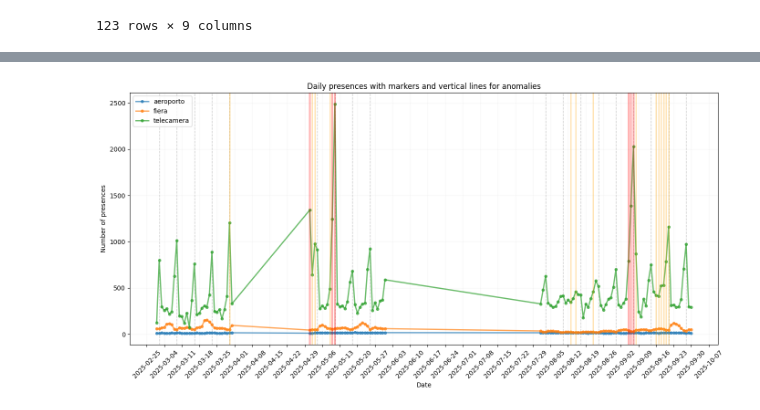
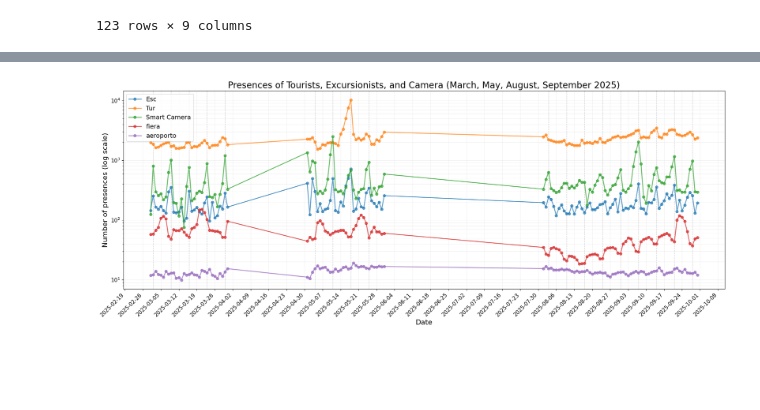
Before and after one commit to nbicocchi/S4C-Project, a Jupyter notebook: experiments/dataset2025/data_analysis/presence_analysis_2.ipynb, the cells around one changed output, grey strips where cells are left out. Saved outputs shown, nothing was run; the diff lists cells and outputs as text; code cells hidden in the pictures; blank space fills up the shorter version.

```diff
--- a/experiments/dataset2025/data_analysis/presence_analysis_2.ipynb
+++ b/experiments/dataset2025/data_analysis/presence_analysis_2.ipynb
@@ -83,5 +83,5 @@ df_cam
 # %%
-df_bologna = pd.read_csv("../bologna/traffico_aeroporto_fiera.csv")
+df_bologna = pd.read_csv("../bologna/eventi_aeroporto_fiera.csv")
 df_bologna = df_bologna.rename(columns={"data": "day"})
 df_bologna
 # %% [output]
@@ -100,0 +101,3 @@ df_bologna
+# %%
+df_altro = pd.read_csv("../events/eventi_dozza_imola_italia.csv")
+df_altro
@@ -105,8 +122,8 @@ import numpy as np
 df_presenze["day"] = pd.to_datetime(df_presenze["day"])
 df_cam["day"] = pd.to_datetime(df_cam["day"])
 df_bologna["day"] = pd.to_datetime(df_bologna["day"])
+df_altro["day"] = pd.to_datetime(df_altro["day"])
 
-# --- Merge df_presenze + df_telecamere ---
 df_finale = df_presenze.merge(
     df_cam,
     left_on="day",
@@ -114,8 +131,6 @@ df_finale = df_presenze.merge(
     how="left"
 )
 
-# --- Merge df_finale + df_eventi ---
-# Aggiungiamo suffissi per evitare conflitti di colonne con lo stesso nome
 df_finale = df_finale.merge(
     df_bologna,
     left_on="day",
@@ -124,6 +139,15 @@ df_finale = df_finale.merge(
     suffixes=("", "_evento")
 )
 
+df_finale = df_finale.merge(
+    df_altro,
+    left_on="day",
+    right_on="day",
+    how="left",
+    suffixes=("", "_evento")
+)
+
+df_finale = df_finale.rename(columns={"telecamera": "Smart Camera"})
 df_finale
 # %% [output]
 |  | day | Esc | ExtraResCom_Lav | ResAA_Lav | ResAA_NonLav | ResCom_Lav | ResCom_NonLav | Tran | ... |
@@ -205,73 +166,64 @@ plt.show()
 # %%
 import matplotlib.pyplot as plt
 import matplotlib.dates as mdates
 import pandas as pd
 
-fig, ax = plt.subplots(figsize=(14,7))
-
 # Colonne da plottare
-colonne_da_plot = ["aeroporto", "fiera", "telecamera"]
+colonne_da_plot = ["Esc", "Tur", "Smart Camera", "fiera", "aeroporto"]
 palette = plt.cm.tab10(range(len(colonne_da_plot)))
 
-# =========================
-# Linee verticali per DOMENICHE
-# =========================
-sundays = df_finale[df_finale["day"].dt.weekday == 6]["day"]
+# Mesi da visualizzare
+mesi = {
+    "Marzo 2025": ("2025-03-01", "2025-03-31"),
+    "Maggio 2025": ("2025-05-01", "2025-05-31"),
+    "Agosto 2025": ("2025-08-01", "2025-08-31"),
+    "Settembre 2025": ("2025-09-01", "2025-09-30")
+}
+
+# Unisci tutti i mesi in un unico dataframe
+df_plot = pd.concat([df_finale[(df_finale["day"] >= start) & (df_finale["day"] <= end)]
+                     for start, end in mesi.values()])
+
+fig, ax = plt.subplots(figsize=(20, 8))
+
+# Linee verticali per tutte le domeniche
+sundays = df_plot[df_plot["day"].dt.weekday == 6]["day"]
 for d in sundays:
-    ax.axvline(
-        x=d,
-        color="gray",
-        linestyle="--",
-        linewidth=1,
-        alpha=0.4
-    )
+    ax.axvline(x=d, color="gray", linestyle="--", linewidth=1, alpha=0.4)
 
-# =========================
 # Linee principali con marker
-# =========================
 for i, col in enumerate(colonne_da_plot):
     ax.plot(
-        df_finale["day"],
-        df_finale[col],
+        df_plot["day"],
+        df_plot[col],
         color=palette[i],
         linewidth=2,
         marker='o',
-        markersize=4,
+        markersize=6,
         alpha=0.7,
         label=col
     )
 
-# =========================
-# Linee verticali per anomalie
-# =========================
-for level, color in zip([1, 2, 3], ["orange", "red", "black"]):
-    dates = df_finale[df_finale["anomalia"] == level]["day"]
-    for d in dates:
-        ax.axvline(
-            x=d,
-            color=color,
-            linewidth=1 + level,
-            alpha=0.3
-        )
+# Scala logaritmica
+ax.set_yscale('log')
 
-# =========================
-# Formattazione asse x
-# =========================
-ax.set_title("Daily presences with markers and vertical lines for anomalies")
-ax.set_xlabel("Date")
-ax.set_ylabel("Number of presences")
-ax.grid(True, alpha=0.1)
-ax.legend(loc="upper left")
+# Formattazione asse X e grafico
+ax.set_title("Presences of Tourists, Excursionists, and Camera (March, May, August, September 2025)", fontsize=20)
+ax.set_xlabel("Date", fontsize=16)
+ax.set_ylabel("Number of presences (log scale)", fontsize=16)
+ax.grid(True, which='both', alpha=0.2)
+ax.legend(loc="upper left", fontsize=14)
 
-# Tick settimanali
-ax.xaxis.set_major_locator(mdates.WeekdayLocator(interval=1))
+# Tick ogni 7 giorni
+ax.xaxis.set_major_locator(mdates.DayLocator(interval=7))
 ax.xaxis.set_major_formatter(mdates.DateFormatter("%Y-%m-%d"))
-plt.xticks(rotation=45)
+plt.setp(ax.get_xticklabels(), rotation=45, ha="right", fontsize=12)
+plt.setp(ax.get_yticklabels(), fontsize=12)
 
 plt.tight_layout()
 plt.show()
 # %% [output]
-[figure, old version]
+[figure, new version]
 # %%
 import seaborn as sns
 import matplotlib.pyplot as plt
```
Also changed, not shown: parts of 10 cells of this notebook, 12 other files.
